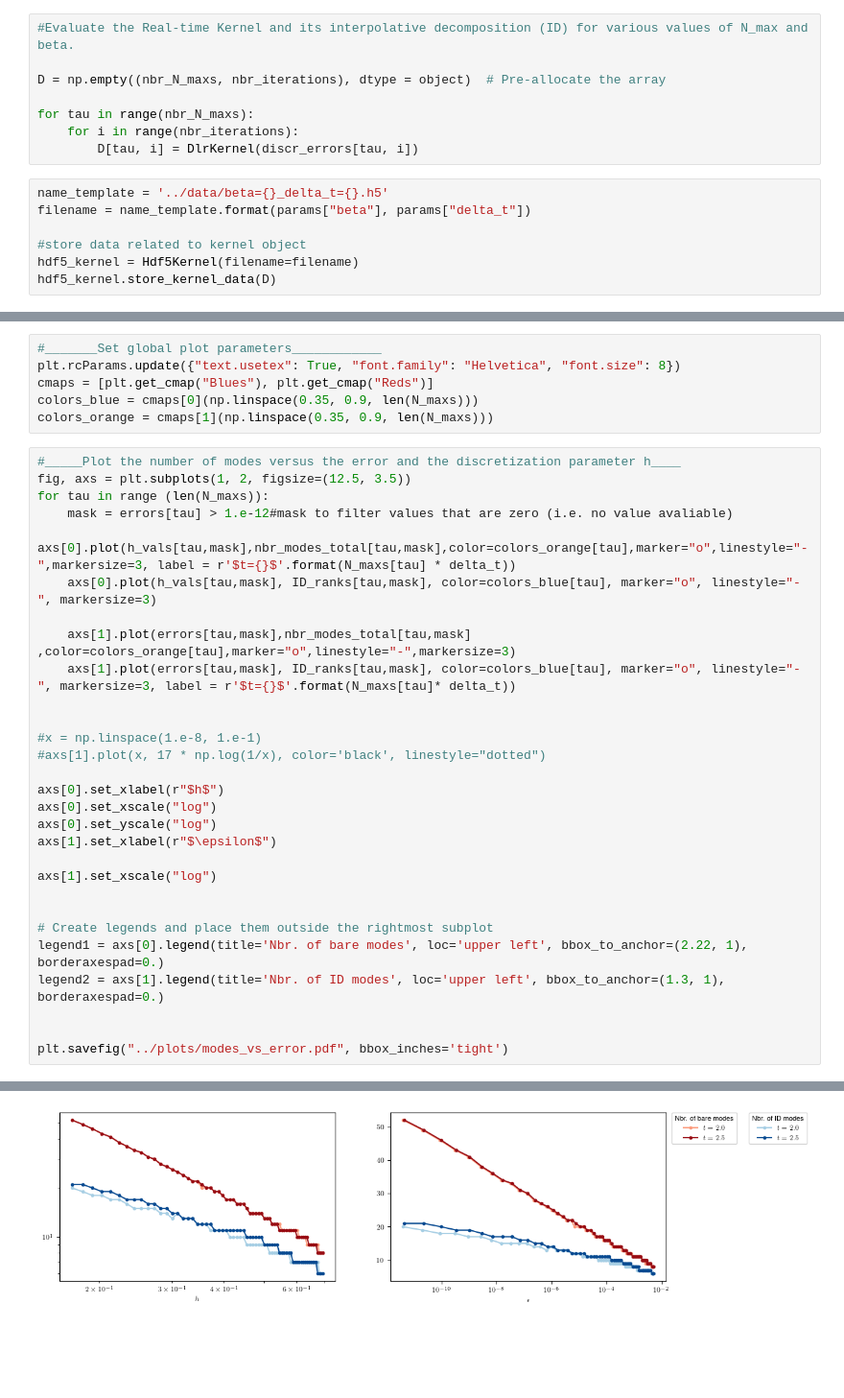
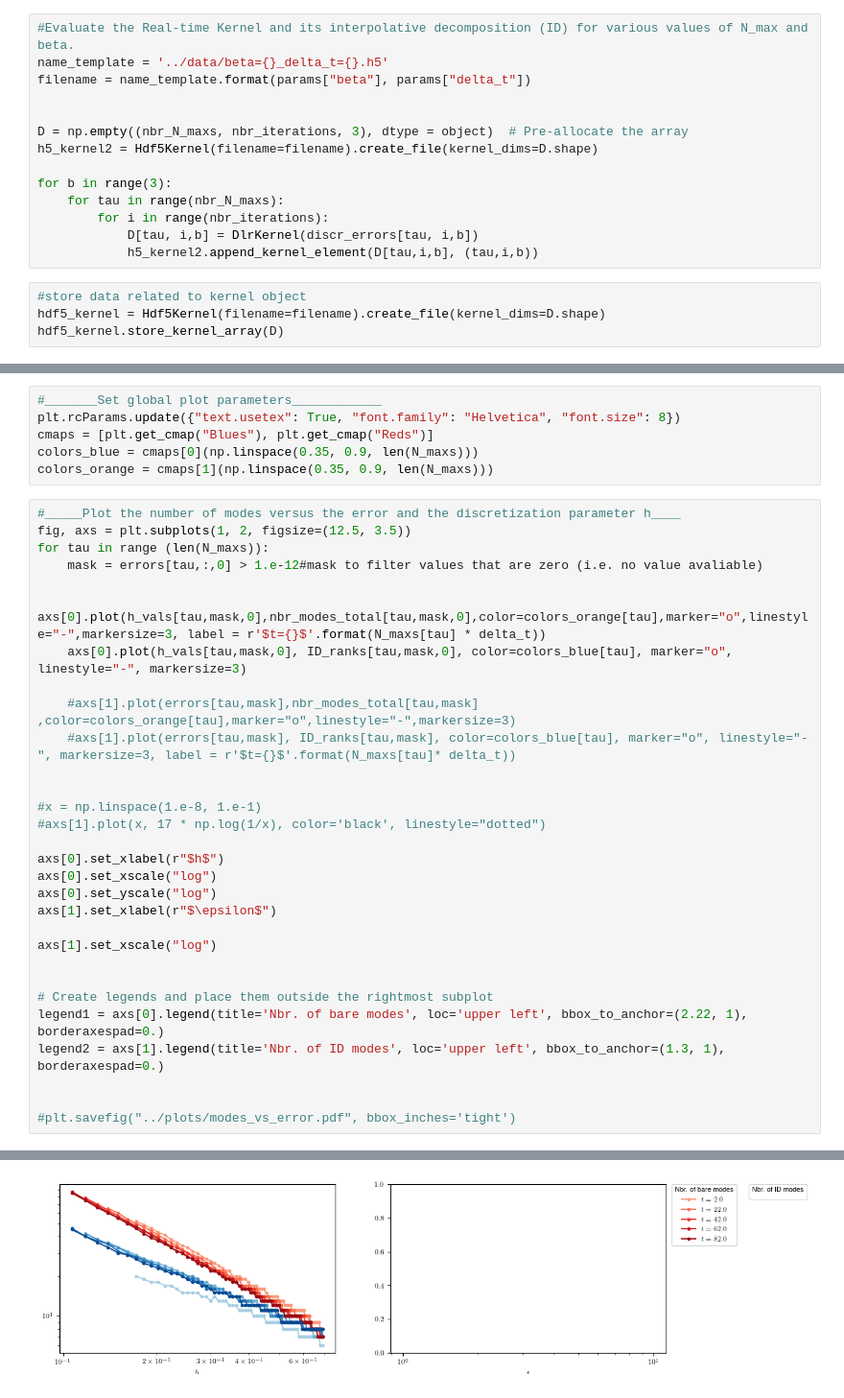
Before and after one commit to jthoenniss/RealTimeID, a Jupyter notebook: notebooks/collapse.ipynb, the cells around one changed output, grey strips where cells are left out. Shown at 96% size. Saved outputs shown, nothing was run; the diff lists cells and outputs as text; blank space fills up the shorter version.

```diff
--- a/notebooks/collapse.ipynb
+++ b/notebooks/collapse.ipynb
@@ -91,18 +106,21 @@ Evaluating time t=2.5
 # %%
 #Evaluate the Real-time Kernel and its interpolative decomposition (ID) for various values of N_max and beta.
+name_template = '../data/beta={}_delta_t={}.h5'
+filename = name_template.format(params["beta"], params["delta_t"])
 
-D = np.empty((nbr_N_maxs, nbr_iterations), dtype = object)  # Pre-allocate the array
 
-for tau in range(nbr_N_maxs):
-    for i in range(nbr_iterations):
-        D[tau, i] = DlrKernel(discr_errors[tau, i])
+D = np.empty((nbr_N_maxs, nbr_iterations, 3), dtype = object)  # Pre-allocate the array
+h5_kernel2 = Hdf5Kernel(filename=filename).create_file(kernel_dims=D.shape)
+
+for b in range(3):
+    for tau in range(nbr_N_maxs):
+        for i in range(nbr_iterations):
+            D[tau, i,b] = DlrKernel(discr_errors[tau, i,b])
+            h5_kernel2.append_kernel_element(D[tau,i,b], (tau,i,b))
 # %%
-name_template = '../data/beta={}_delta_t={}.h5'
-filename = name_template.format(params["beta"], params["delta_t"])
-
 #store data related to kernel object
-hdf5_kernel = Hdf5Kernel(filename=filename)
-hdf5_kernel.store_kernel_data(D)
+hdf5_kernel = Hdf5Kernel(filename=filename).create_file(kernel_dims=D.shape)
+hdf5_kernel.store_kernel_array(D)
 # %%
 errors, m_vals, n_vals, h_vals, ID_ranks = hdf5_kernel.read_to_array()
 
@@ -121,12 +152,13 @@ colors_orange = cmaps[1](np.linspace(0.35, 0.9, len(N_maxs)))
 #_____Plot the number of modes versus the error and the discretization parameter h____
 fig, axs = plt.subplots(1, 2, figsize=(12.5, 3.5))
 for tau in range (len(N_maxs)):
-    mask = errors[tau] > 1.e-12#mask to filter values that are zero (i.e. no value avaliable)
-    axs[0].plot(h_vals[tau,mask],nbr_modes_total[tau,mask],color=colors_orange[tau],marker="o",linestyle="-",markersize=3, label = r'$t={}$'.format(N_maxs[tau] * delta_t))
-    axs[0].plot(h_vals[tau,mask], ID_ranks[tau,mask], color=colors_blue[tau], marker="o", linestyle="-", markersize=3)
+    mask = errors[tau,:,0] > 1.e-12#mask to filter values that are zero (i.e. no value avaliable)
 
-    axs[1].plot(errors[tau,mask],nbr_modes_total[tau,mask] ,color=colors_orange[tau],marker="o",linestyle="-",markersize=3)
-    axs[1].plot(errors[tau,mask], ID_ranks[tau,mask], color=colors_blue[tau], marker="o", linestyle="-", markersize=3, label = r'$t={}$'.format(N_maxs[tau]* delta_t))
+    axs[0].plot(h_vals[tau,mask,0],nbr_modes_total[tau,mask,0],color=colors_orange[tau],marker="o",linestyle="-",markersize=3, label = r'$t={}$'.format(N_maxs[tau] * delta_t))
+    axs[0].plot(h_vals[tau,mask,0], ID_ranks[tau,mask,0], color=colors_blue[tau], marker="o", linestyle="-", markersize=3)
+
+    #axs[1].plot(errors[tau,mask],nbr_modes_total[tau,mask] ,color=colors_orange[tau],marker="o",linestyle="-",markersize=3)
+    #axs[1].plot(errors[tau,mask], ID_ranks[tau,mask], color=colors_blue[tau], marker="o", linestyle="-", markersize=3, label = r'$t={}$'.format(N_maxs[tau]* delta_t))
 
 
 #x = np.linspace(1.e-8, 1.e-1)
@@ -145,5 +177,5 @@ legend1 = axs[0].legend(title='Nbr. of bare modes', loc='upper left', bbox_to_an
 legend2 = axs[1].legend(title='Nbr. of ID modes', loc='upper left', bbox_to_anchor=(1.3, 1), borderaxespad=0.)
 
 
-plt.savefig("../plots/modes_vs_error.pdf", bbox_inches='tight')
+#plt.savefig("../plots/modes_vs_error.pdf", bbox_inches='tight')
 # %% [output]
@@ -150,4 +183,4 @@ plt.savefig("../plots/modes_vs_error.pdf", bbox_inches='tight')
-[figure, old version]
+[figure, new version]
 # %%
 # Configuration and data preparation
 error_grid = np.logspace(-10, -3, 4)
```
Also changed, not shown: parts of 4 cells of this notebook, 3 other files.
